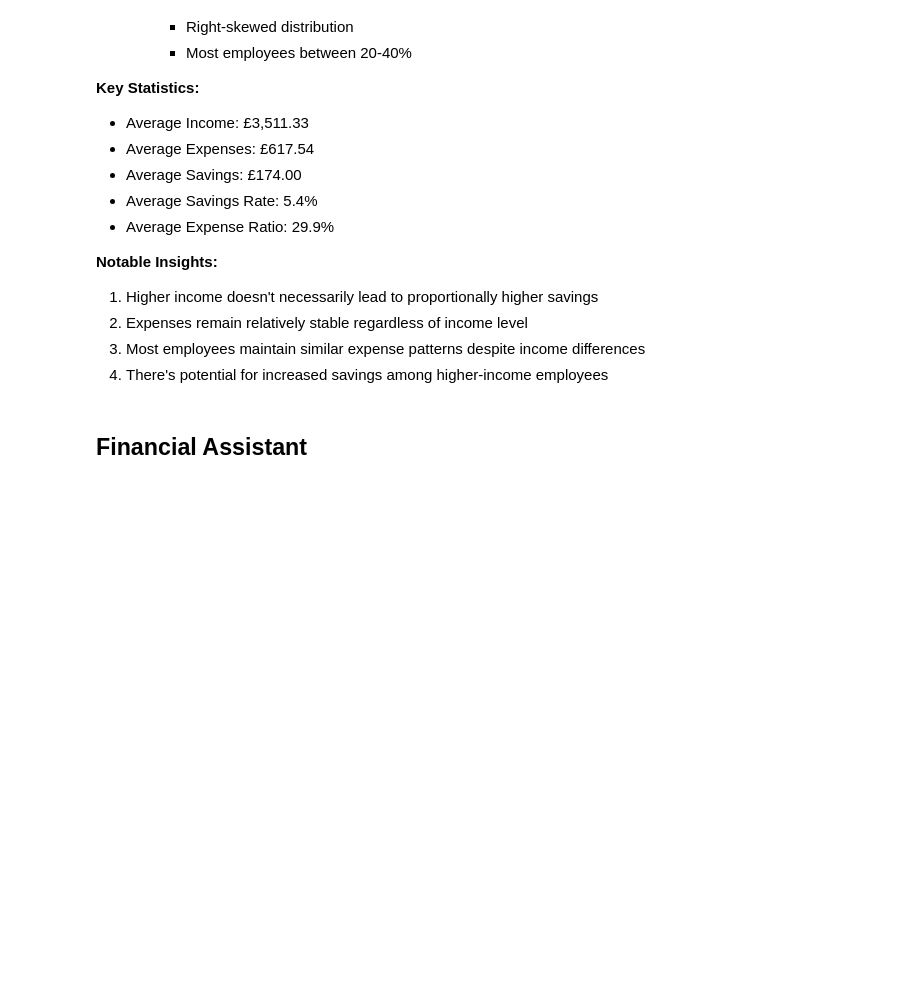
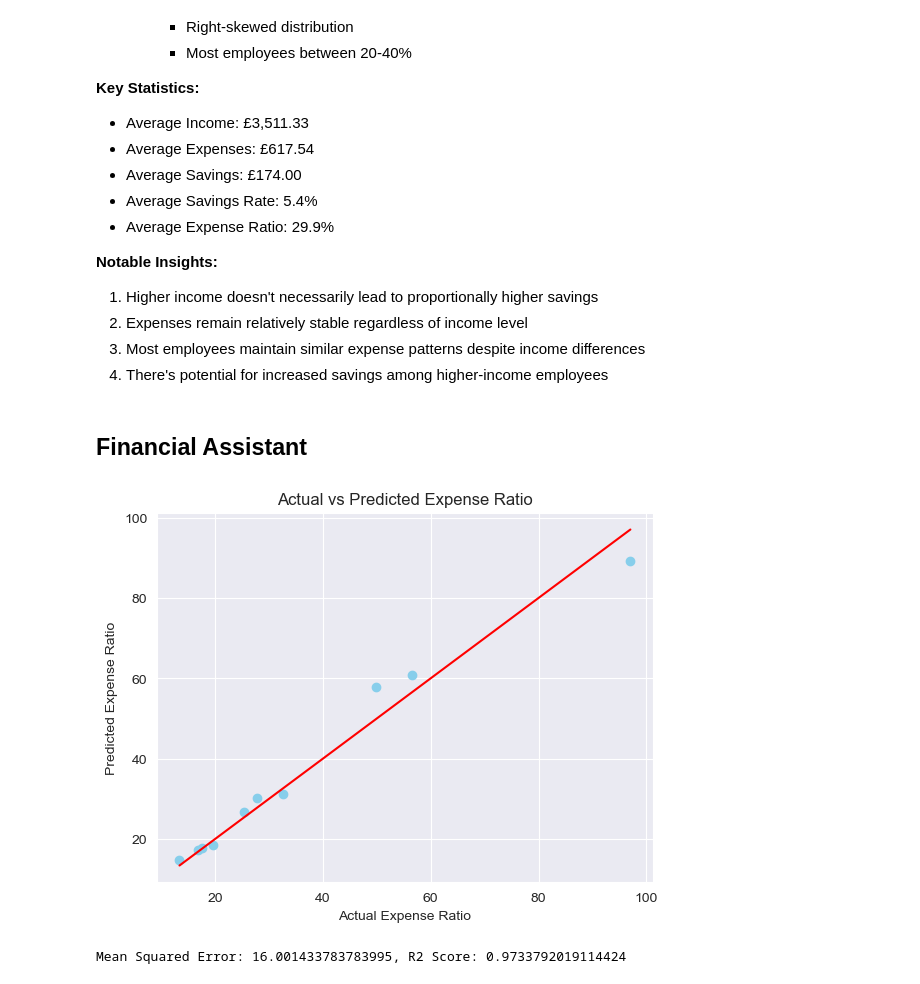
Before and after one commit to byQuexo/Machine-Learning-Finance-Assistant, a Jupyter notebook: sample.ipynb, the cells around one changed output. Saved outputs shown, nothing was run; the diff lists cells and outputs as text; code cells hidden in the pictures; blank space fills up the shorter version.

Commit message:
added more evaluation scores and added a model for expense ratio prediction

```diff
--- a/sample.ipynb
+++ b/sample.ipynb
@@ -84,12 +85,17 @@ def calculate_financial_metrics(df):
 
     # Calculate disposable income
     df['Disposable Income'] = df['Monthly Income (£)'] - df['Total Expenses']
+
+    df['Expense Ratio'] = (df['Total Expenses'] / df['Monthly Income (£)']) * 100
+
     return df
 
 df = calculate_financial_metrics(df)
 # %% [markdown]
 ## Clustering Employee Spending Habits
 # %%
+from sklearn.metrics import silhouette_score
+
 def perform_clustering(df, n_clusters=3):
     features = ['Monthly Income (£)', 'Total Expenses', 'Savings Rate']
     X = df[features]
@@ -100,7 +106,12 @@ def perform_clustering(df, n_clusters=3):
 
     # Perform KMeans clustering to identify spending habits
     kmeans = KMeans(n_clusters=n_clusters, random_state=42)
-    df['Spending Cluster'] = kmeans.fit_predict(X_scaled)
+    labels = kmeans.fit_predict(X_scaled)
+    score = silhouette_score(X_scaled, labels)
+
+    print(f'Silhouette Score: {score}')
+
+    df['Spending Cluster'] = labels
 
     cluster_centers = pd.DataFrame(
         scaler.inverse_transform(kmeans.cluster_centers_),
@@ -420,25 +433,52 @@ create_trend_visualization()
 ## Financial Assistant
 # %%
 from sklearn.model_selection import train_test_split
-from sklearn.ensemble import RandomForestRegressor
+from sklearn.metrics import mean_squared_error, r2_score
+import pandas as pd
 
+"""
+Model for predicting the Expense Ratio based on Monthly Income (£), Total Expenses, Savings for Property (£), and Monthly Outing (£).
+Explanation of Expense Ratio:
+    The expense ratio is the percentage of the total expenses divided by the Monthly Income.
+Why is it important?
+    The expense ratio helps to understand how much of the income is spent on expenses.
+    A lower expense ratio indicates more savings and financial health.
+"""
 
-def train_model():
-    features = ['Total Expenses', 'Savings Rate', 'Disposable Income']
-    x = df[features]
-    y = df['Monthly Income (£)']
+def train_expense_ration_model_evaluation(df):
+    feature_cols = [
+        'Monthly Income (£)',
+        'Total Expenses',
+    ]
+    target_col = 'Expense Ratio'
 
-    train_x, test_x, train_y, test_y = train_test_split(x, y, test_size=0.2, random_state=42)
+    x = df[feature_cols]
+    y = df[target_col]
 
-    model = RandomForestRegressor()
-    model.fit(train_x.values, train_y)
+    x_train, x_test, y_train, y_test = train_test_split(x, y, test_size=0.2, random_state=42)
 
-    train_score = model.score(train_x, train_y)
-    test_score = model.score(test_x, test_y)
+    model = RandomForestRegressor(random_state=42, n_estimators=200, max_depth=20, min_samples_split=2, min_samples_leaf=1)
+    model.fit(x_train, y_train)
 
-    # Prediction of Monthly Income
-    prediction = model.predict(test_x)
+    predictions = model.predict(x_test)
 
-    return train_score, test_score, prediction
+    mse = mean_squared_error(y_test, predictions)
+    r2 = r2_score(y_test, predictions)
 
-model = train_model()
+    min_val = min(y_test.min(), predictions.min())
+    max_val = max(y_test.max(), predictions.max())
+
+    plt.scatter(y_test, predictions, color='skyblue', label='Predictions')
+    plt.plot([min_val, max_val], [min_val, max_val], color='red', linestyle='-', label='Ideal Line')
+    plt.xlabel('Actual Expense Ratio')
+    plt.ylabel('Predicted Expense Ratio')
+    plt.title('Actual vs Predicted Expense Ratio')
+    plt.show()
+
+    return mse, r2, prediction
+
+mse, r2, prediction = train_expense_ration_model_evaluation(df)
+print(f'Mean Squared Error: {mse}, R2 Score: {r2}')
+# %% [output]
+[figure, added]
+Mean Squared Error: 16.001433783783995, R2 Score: 0.9733792019114424
```
Also changed, not shown: parts of 3 cells of this notebook.
